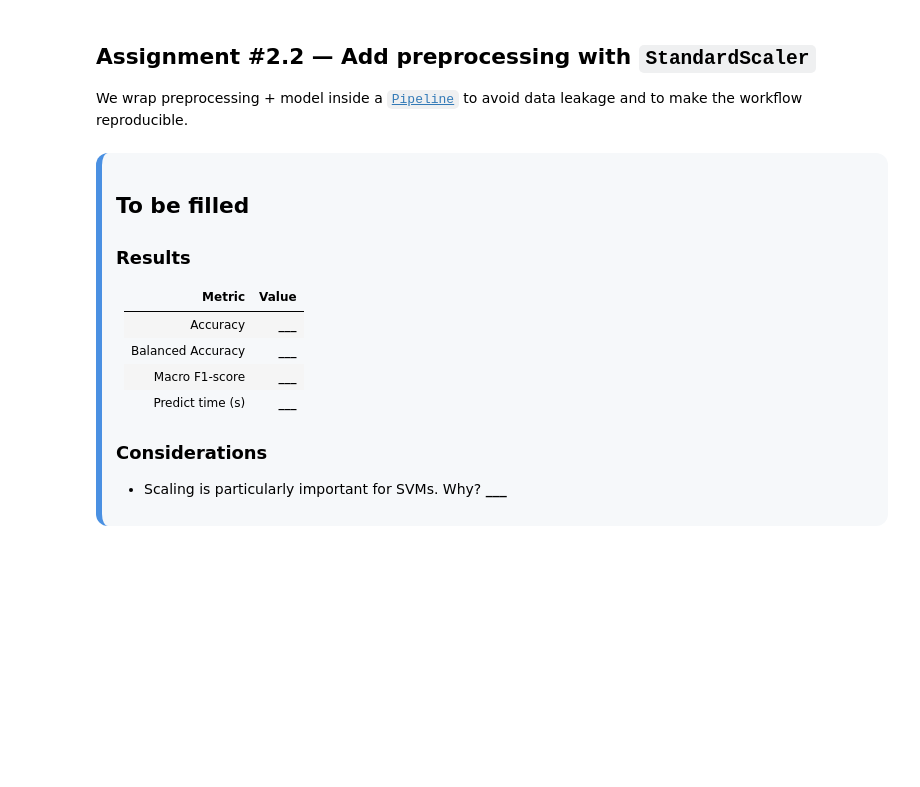
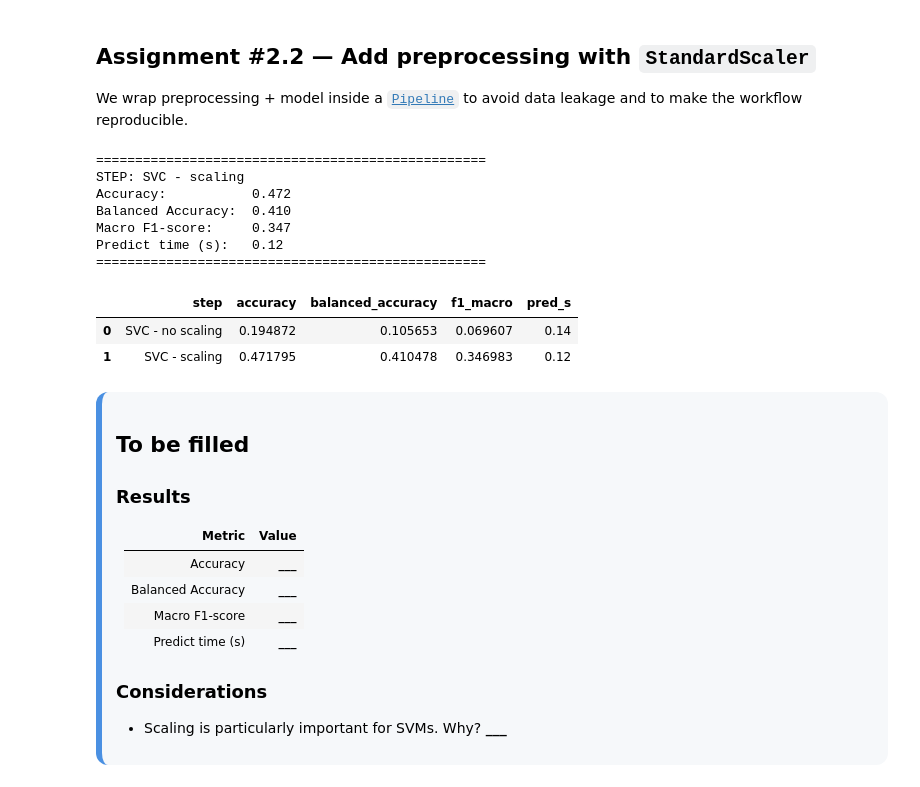
Before and after one commit to leilaalizadeh/Machine-Learning-in-Application, a Jupyter notebook: 1_ML_time_series_a_2.ipynb, the cells around one changed output. Drawn from its saved outputs; the diff is of its cells as text; code cells hidden in the pictures; blank space fills up the shorter version.

```diff
--- a/1_ML_time_series_a_2.ipynb
+++ b/1_ML_time_series_a_2.ipynb
@@ -303,20 +337,37 @@ results.append((step_name, r1))
 ## Assignment #2.2 — Add preprocessing with `StandardScaler`
 We wrap preprocessing + model inside a [`Pipeline`](https://scikit-learn.org/stable/modules/generated/sklearn.pipeline.Pipeline.html) to avoid data leakage and to make the workflow reproducible.
 # %%
-pipe_scaler = [...]
+steps = [
+    ('scaler', StandardScaler()),
+    ('svc', SVC(C=1.0, kernel="rbf", gamma="scale", random_state=SEED))
+]
+
+pipe_scaler = Pipeline(steps)
 
 step_name = "SVC - scaling"
 # Fit the pipeline!
+pipe_scaler.fit(X_train, y_train)
 r2 = evaluate_step(pipe_scaler, X_test, y_test, step_name)
 results.append((step_name, r2))
 
 pd.DataFrame([{
     "step": name,
     "accuracy": r["acc"],
     "balanced_accuracy": r["bal_acc"],
     "f1_macro": r["f1_macro"],
     "pred_s": round(r["pred_s"], 2),
 } for name, r in results])
+# %% [output]
+==================================================
+STEP: SVC - scaling
+Accuracy:           0.472
+Balanced Accuracy:  0.410
+Macro F1-score:     0.347
+Predict time (s):   0.12
+==================================================
+|  | step | accuracy | balanced_accuracy | f1_macro | pred_s |
+| 0 | SVC - no scaling | 0.194872 | 0.105653 | 0.069607 | 0.14 |
+| 1 | SVC - scaling | 0.471795 | 0.410478 | 0.346983 | 0.12 |
 # %% [markdown]
 <div style="padding:14px; border-radius:12px; background:#f6f8fa; border-left:6px solid #4a90e2;">
 
```
Also changed, not shown: parts of 19 cells of this notebook.
